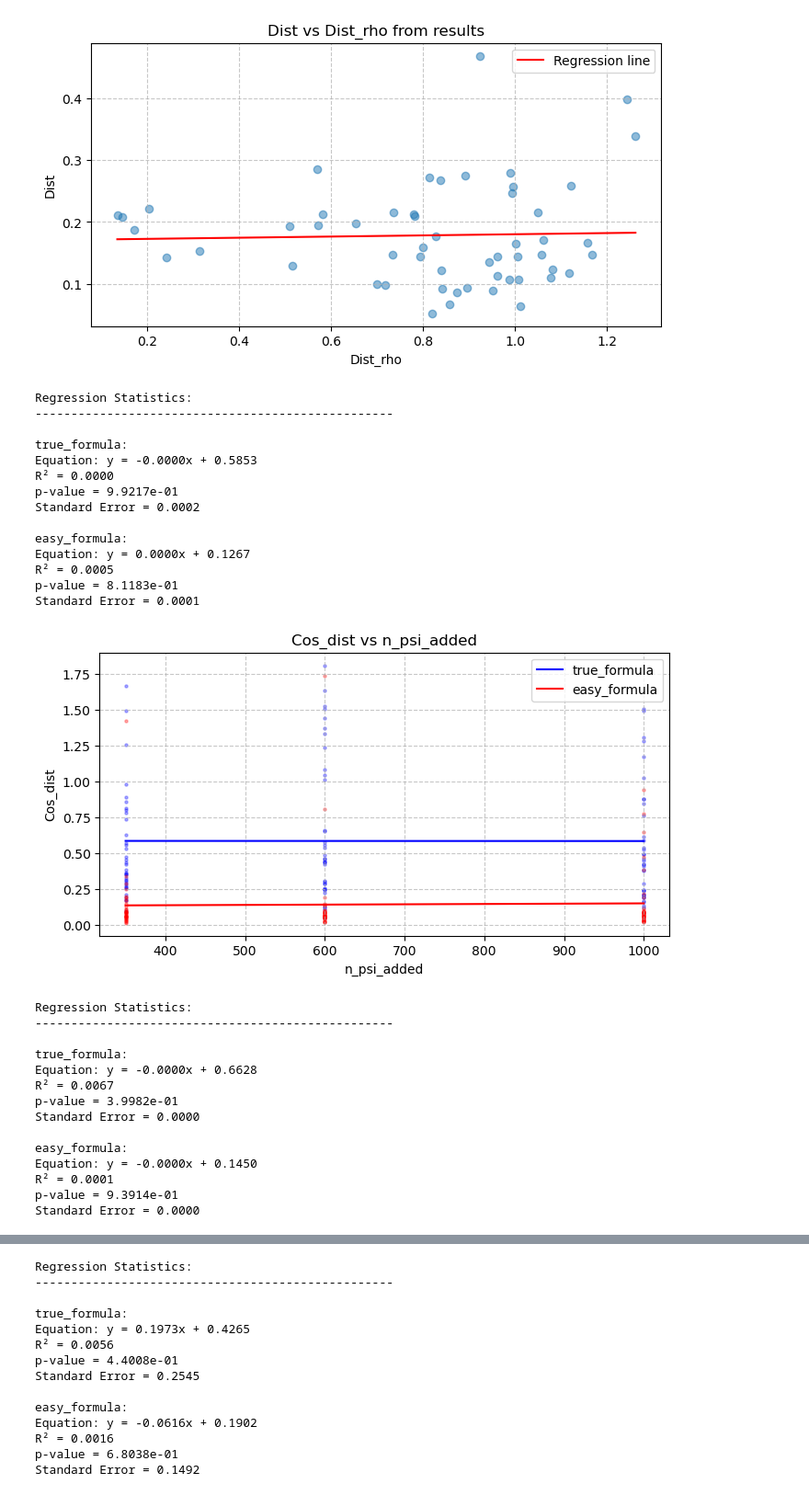
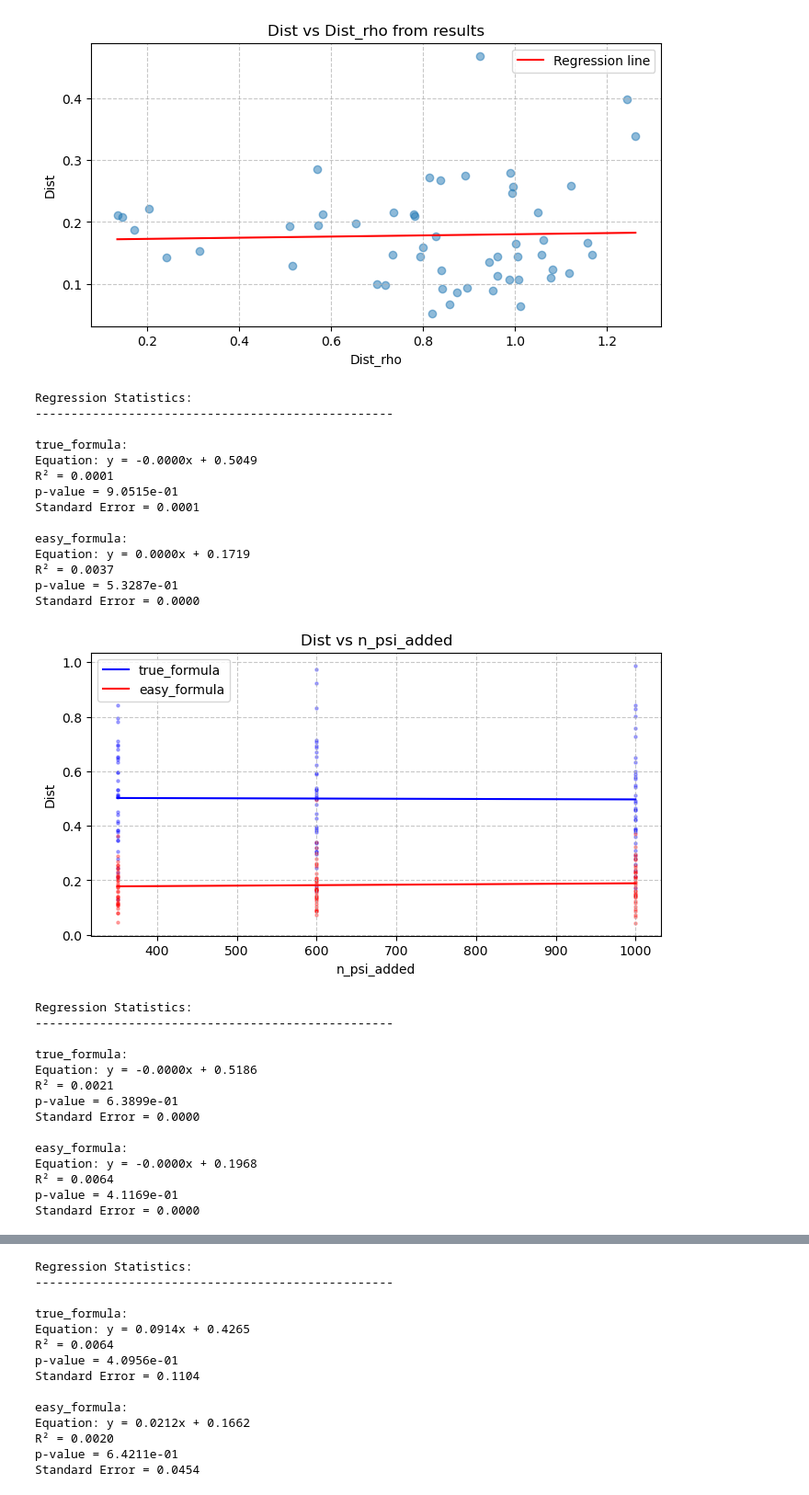
Before and after one commit to Gianmarco-Sarnelli/STL_explainability, a Jupyter notebook: Results_new.ipynb, the cells around one changed output, grey strips where cells are left out. Shown at 92% size. Saved outputs shown, nothing was run; the diff lists cells and outputs as text; code cells hidden in the pictures.

```diff
--- a/Results_new.ipynb
+++ b/Results_new.ipynb
@@ -136,43 +136,43 @@ std_error = 0.04067210313866632
 # %%
 #['n_psi_added', 'n_traj', 'local_std', 'n_traj_points', 'Dist', 'Cos_Dist', 'Dist_rho', 'Norm_glob', 'Norm_loc', 'Norm_imp', 'Pinv_error', 'Sum_weights', 'Sum_squared_weights', 'Elapsed_time', 'Process_mem']
 
 test_names = ["true_formula", "easy_formula"]
-y_column = "Cos_dist"
+y_column = "Dist"
 table_name = "results"
 params = ["n_psi_added", "n_traj", "local_std", "n_traj_points"]
 
 z_column = None#"n_traj_points"
 focus = None#[33, 55]
 
 for x_column in params:
     plot_database_columns(test_names, x_column, y_column, table_name, z_column=z_column, focus=focus)
 # %% [output]
 Regression Statistics:
 --------------------------------------------------
 
 true_formula:
-Equation: y = -0.0000x + 0.5853
-R² = 0.0000
-p-value = 9.9217e-01
-Standard Error = 0.0002
+Equation: y = -0.0000x + 0.5049
+R² = 0.0001
+p-value = 9.0515e-01
+Standard Error = 0.0001
 
 easy_formula:
-Equation: y = 0.0000x + 0.1267
-R² = 0.0005
-p-value = 8.1183e-01
-Standard Error = 0.0001
+Equation: y = 0.0000x + 0.1719
+R² = 0.0037
+p-value = 5.3287e-01
+Standard Error = 0.0000
-[figure, old version]
+[figure, new version]
 Regression Statistics:
 --------------------------------------------------
 
 true_formula:
-Equation: y = -0.0000x + 0.6628
-R² = 0.0067
-p-value = 3.9982e-01
+Equation: y = -0.0000x + 0.5186
+R² = 0.0021
+p-value = 6.3899e-01
 Standard Error = 0.0000
 
 easy_formula:
-Equation: y = -0.0000x + 0.1450
-R² = 0.0001
-p-value = 9.3914e-01
+Equation: y = -0.0000x + 0.1968
+R² = 0.0064
+p-value = 4.1169e-01
 Standard Error = 0.0000
@@ -181,13 +181,13 @@ Regression Statistics:
 --------------------------------------------------
 
 true_formula:
-Equation: y = 0.1973x + 0.4265
-R² = 0.0056
-p-value = 4.4008e-01
-Standard Error = 0.2545
+Equation: y = 0.0914x + 0.4265
+R² = 0.0064
+p-value = 4.0956e-01
+Standard Error = 0.1104
 
 easy_formula:
-Equation: y = -0.0616x + 0.1902
-R² = 0.0016
-p-value = 6.8038e-01
-Standard Error = 0.1492
+Equation: y = 0.0212x + 0.1662
+R² = 0.0020
+p-value = 6.4211e-01
+Standard Error = 0.0454
```
Also changed, not shown: parts of 1 cell of this notebook, 5 other files.
